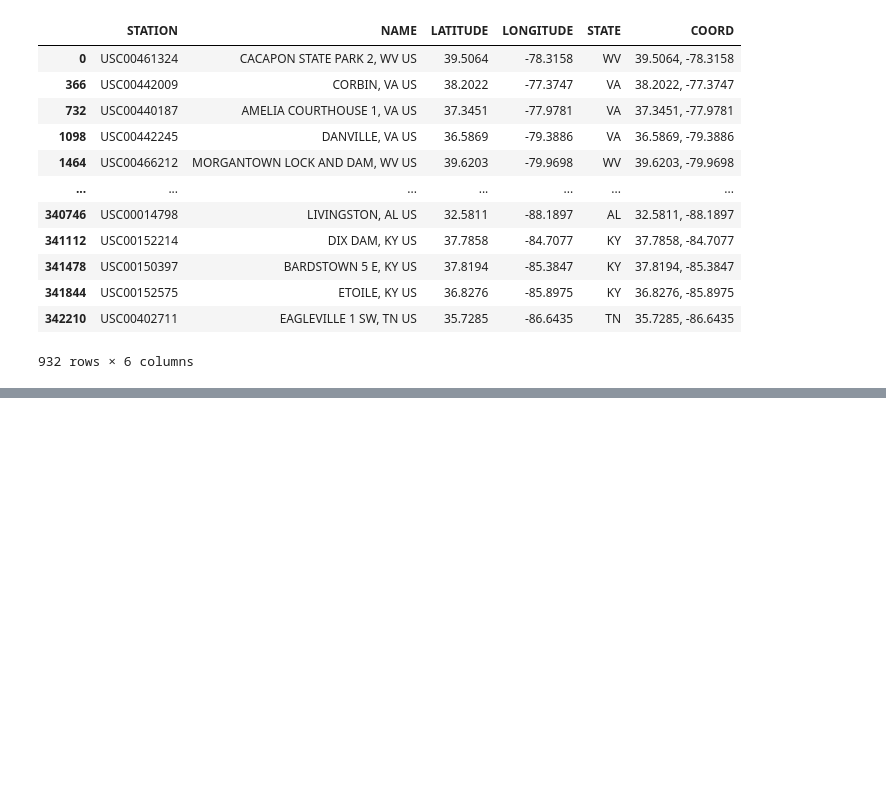
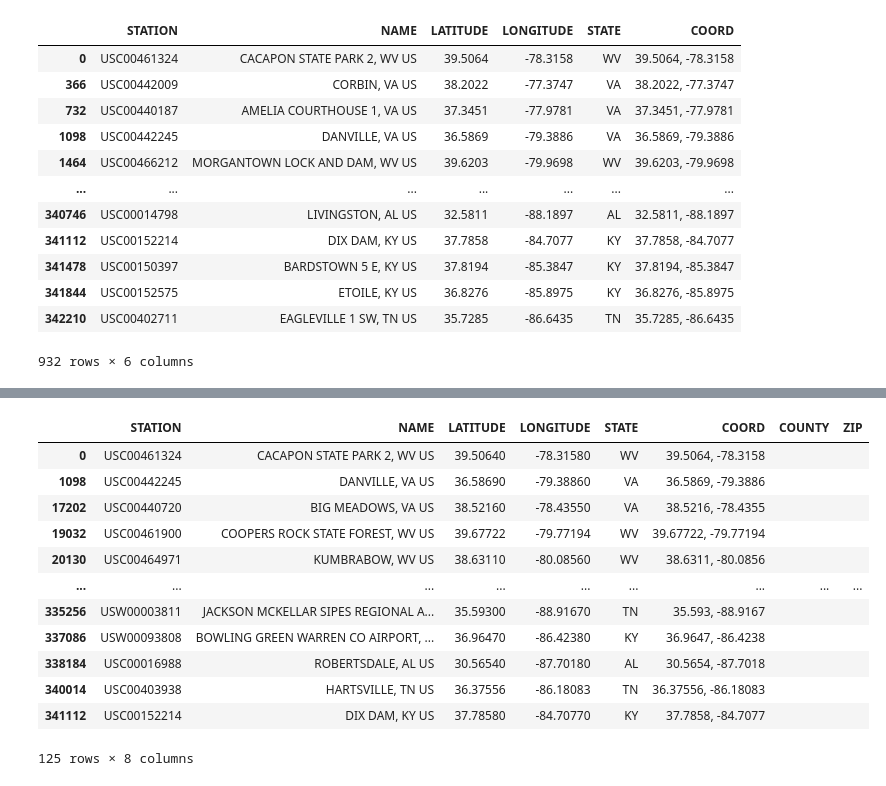
Before and after one commit to rebekahcallkacz/interactive-daily-normals, a Jupyter notebook: data_cleaning.ipynb, the cells around one changed output, grey strips where cells are left out. Drawn from its saved outputs; the diff is of its cells as text; code cells hidden in the pictures; blank space fills up the shorter version.

```diff
--- a/data_cleaning.ipynb
+++ b/data_cleaning.ipynb
@@ -240,3 +278,20 @@ stations
+# %%
+missing_geocode = stations.loc[stations['COUNTY'] == '']
+missing_geocode
+# %% [output]
+|  | STATION | NAME | LATITUDE | LONGITUDE | STATE | COORD | COUNTY | ZIP |
+| 0 | USC00461324 | CACAPON STATE PARK 2, WV US | 39.50640 | -78.31580 | WV | 39.5064, -78.3158 |  |  |
+| 1098 | USC00442245 | DANVILLE, VA US | 36.58690 | -79.38860 | VA | 36.5869, -79.3886 |  |  |
+| 17202 | USC00440720 | BIG MEADOWS, VA US | 38.52160 | -78.43550 | VA | 38.5216, -78.4355 |  |  |
+| 19032 | USC00461900 | COOPERS ROCK STATE FOREST, WV US | 39.67722 | -79.77194 | WV | 39.67722, -79.77194 |  |  |
+| 20130 | USC00464971 | KUMBRABOW, WV US | 38.63110 | -80.08560 | WV | 38.6311, -80.0856 |  |  |
+| ... | ... | ... | ... | ... | ... | ... | ... | ... |
+| 335256 | USW00003811 | JACKSON MCKELLAR SIPES REGIONAL A... | 35.59300 | -88.91670 | TN | 35.593, -88.9167 |  |  |
+| 337086 | USW00093808 | BOWLING GREEN WARREN CO AIRPORT, ... | 36.96470 | -86.42380 | KY | 36.9647, -86.4238 |  |  |
+| 338184 | USC00016988 | ROBERTSDALE, AL US | 30.56540 | -87.70180 | AL | 30.5654, -87.7018 |  |  |
+| 340014 | USC00403938 | HARTSVILLE, TN US | 36.37556 | -86.18083 | TN | 36.37556, -86.18083 |  |  |
+| 341112 | USC00152214 | DIX DAM, KY US | 37.78580 | -84.70770 | KY | 37.7858, -84.7077 |  |  |
+125 rows × 8 columns
 # %%
 # Store cleaned dataset in csv file
 df_clean_2.to_csv('sw-weather-cleaned.csv', index=False)
```
Also changed, not shown: parts of 10 cells of this notebook, 1 other file.
